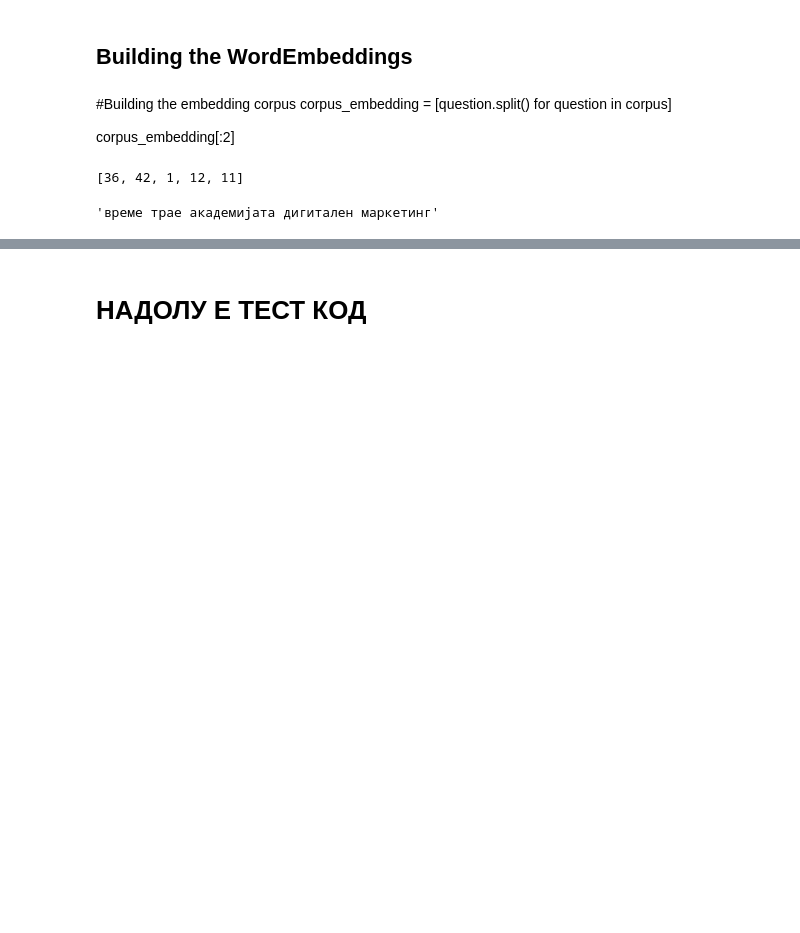
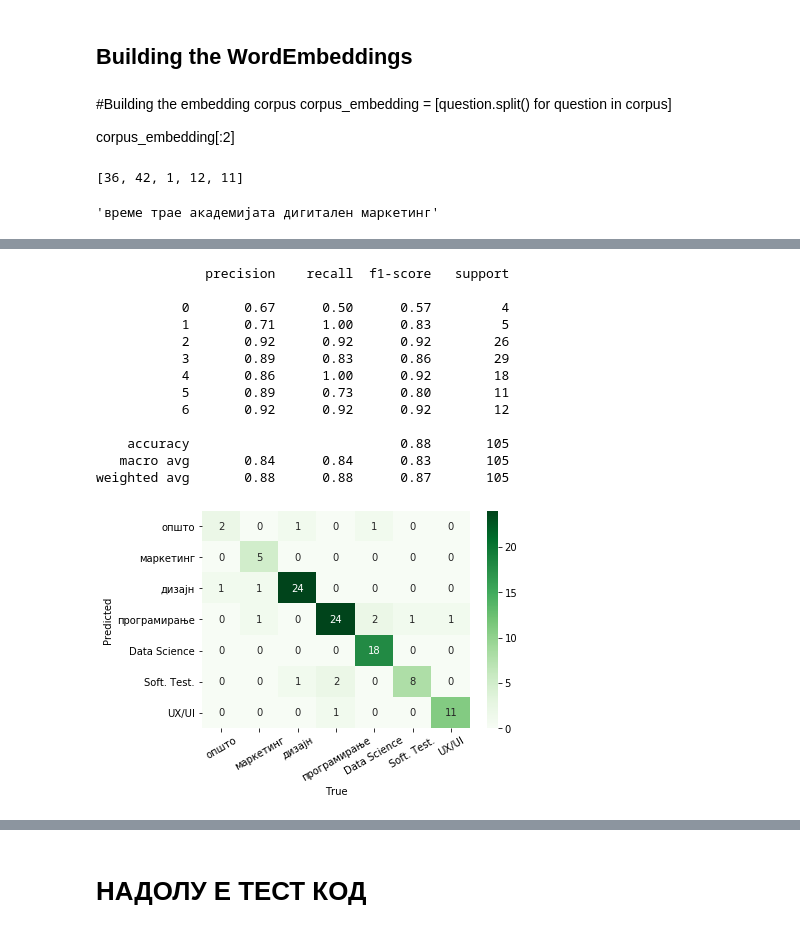
Before and after one commit to filipgd1/NLP-Chatbot, a Jupyter notebook: text_preprocessing_chatbot.ipynb, the cells around one changed output, grey strips where cells are left out. Cells and saved outputs as stored; diff of their text form; code cells hidden in the pictures; blank space fills up the shorter version.

```diff
--- a/text_preprocessing_chatbot.ipynb
+++ b/text_preprocessing_chatbot.ipynb
@@ -316,0 +419,32 @@ array([-0.36950657,  0.18893042,  0.01634129, -0.00867986,  0.11965057,
+# %%
+# Building the KNearest Neighbors Classifier
+knn_classifier = KNeighborsClassifier(n_neighbors=3,
+                                    weights='distance',
+                                    p=2,
+                                    n_jobs=-1)
+
+knn_classifier.fit(X_train, y_train)
+
+knn_pred = knn_classifier.predict(X_test)
+
+#Printing the classification report
+knn_class_report = classification_report(y_test, knn_pred)
+print(knn_class_report)
+
+#confusion_matrix()
+plot_confusion_matrix(y_test, knn_pred, cat_labels)
+# %% [output]
+              precision    recall  f1-score   support
+
+           0       0.67      0.50      0.57         4
+           1       0.71      1.00      0.83         5
+           2       0.92      0.92      0.92        26
+           3       0.89      0.83      0.86        29
+           4       0.86      1.00      0.92        18
+           5       0.89      0.73      0.80        11
+           6       0.92      0.92      0.92        12
+
+    accuracy                           0.88       105
+   macro avg       0.84      0.84      0.83       105
+weighted avg       0.88      0.88      0.87       105
+[figure, added]
```
Also changed, not shown: parts of 20 cells of this notebook.
